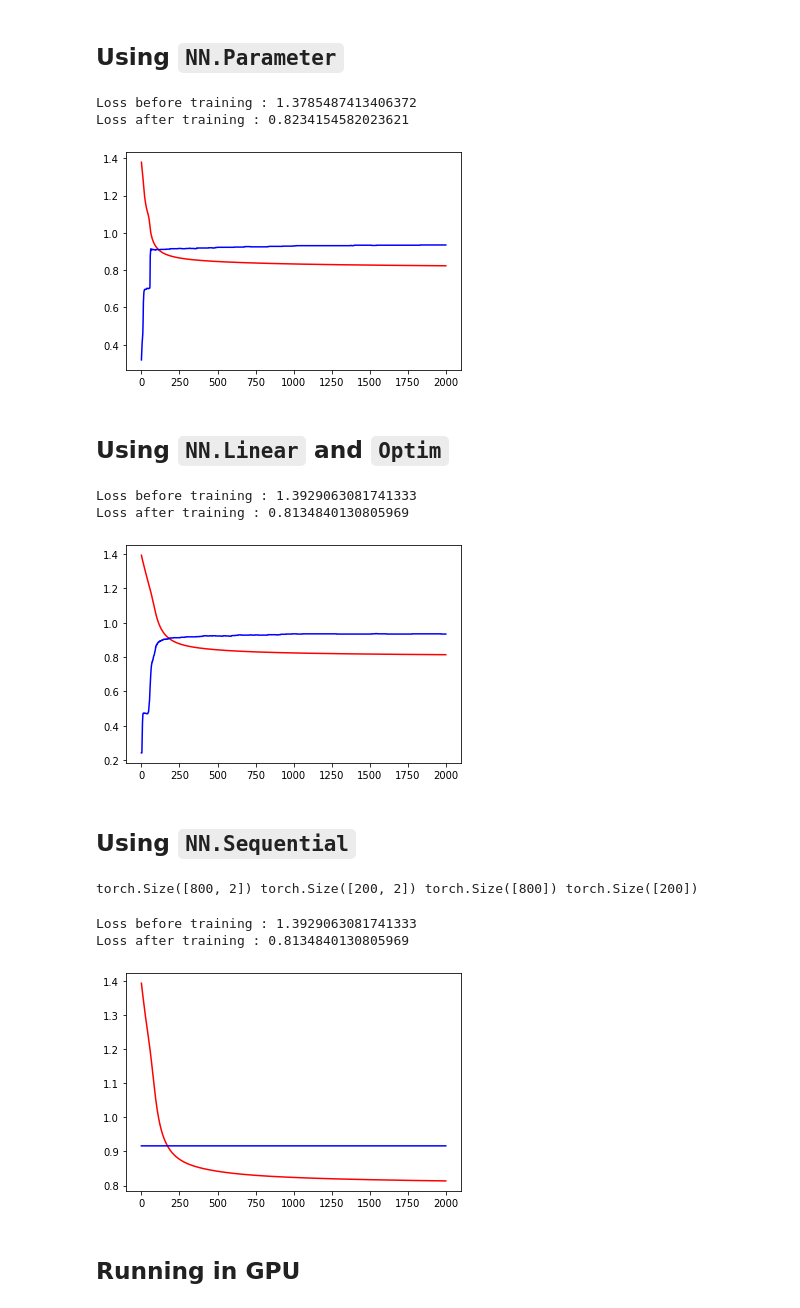
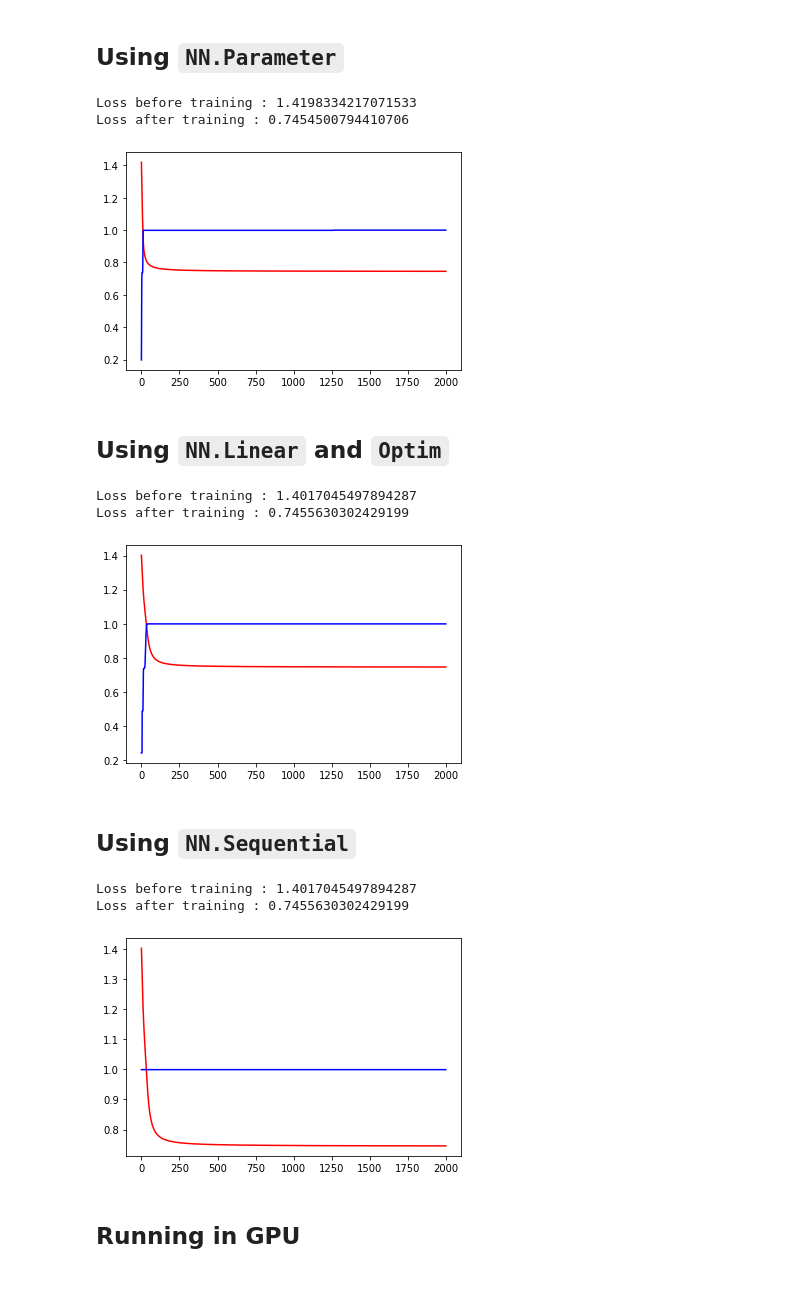
Before and after one commit to dev-SR/Deep-Learning, a Jupyter notebook: 02-FFN-pytorch/ffn.ipynb, the cells around one changed output. Cells and saved outputs as stored; diff of their text form; code cells hidden in the pictures.

```diff
--- a/02-FFN-pytorch/ffn.ipynb
+++ b/02-FFN-pytorch/ffn.ipynb
@@ -38,3 +56,0 @@ print(X_train.shape,X_test.shape,y_train.shape,y_test.shape)
-# %%
-X_train,X_test,y_train,y_test = map(torch.tensor,(X_train,X_test,y_train,y_test))
-print(X_train.shape,X_test.shape,y_train.shape,y_test.shape)
@@ -158,14 +170,12 @@ class FirstNetwork(nn.Module):
 
 model = FirstNetwork()
 # %%
-X_train = X_train.float()
-Y_train = y_train.long()
 def fit(epochs=2000,learning_rate=1):
     loss_err = []
     acc_err = []
     for epoch in range(epochs):
         y_hat = model(X_train)
-        loss = Fn.cross_entropy(y_hat,y_train.long())
+        loss = Fn.cross_entropy(y_hat,y_train)
         loss_err.append(loss.item())
         acc_err.append(accuracy_fn(y_hat,y_train))
 
@@ -196,8 +206,8 @@ def fit(epochs=2000,learning_rate=1):
 
 fit()
 # %% [output]
-Loss before training : 1.3785487413406372
-Loss after training : 0.8234154582023621
+Loss before training : 1.4198334217071533
+Loss after training : 0.7454500794410706
-[figure, old version]
+[figure, new version]
 # %% [markdown]
 ## Using `NN.Linear` and `Optim`
@@ -230,15 +237,13 @@ class NNLinearNetwork_v1(nn.Module):
 
 model = NNLinearNetwork_v1()
 # %%
-X_train = X_train.float()
-Y_train = y_train.long()
 def fit(epochs=2000,learning_rate=1):
     loss_err = []
     acc_err = []
     opt = optim.SGD(model.parameters(),lr=learning_rate)
     for epoch in range(epochs):
         y_hat = model(X_train)
-        loss = Fn.cross_entropy(y_hat,y_train.long())
+        loss = Fn.cross_entropy(y_hat,y_train)
         loss_err.append(loss.item())
         acc_err.append(accuracy_fn(y_hat,y_train))
 
@@ -259,8 +264,8 @@ def fit(epochs=2000,learning_rate=1):
 
 fit()
 # %% [output]
-Loss before training : 1.3929063081741333
-Loss after training : 0.8134840130805969
+Loss before training : 1.4017045497894287
+Loss after training : 0.7455630302429199
-[figure, old version]
+[figure, new version]
 # %% [markdown]
 ## Using `NN.Sequential`
@@ -270,8 +272,3 @@ from torch import optim
-# %%
-X_train,X_test,y_train,y_test = map(torch.tensor,(X_train,X_test,y_train,y_test))
-print(X_train.shape,X_test.shape,y_train.shape,y_test.shape)
-# %% [output]
-torch.Size([800, 2]) torch.Size([200, 2]) torch.Size([800]) torch.Size([200])
 # %%
 class NNLinearNetwork_v2(nn.Module):
     def __init__(self):
@@ -296,32 +293,32 @@ class NNLinearNetwork_v2(nn.Module):
 # %%
 def fit(x,y,model,opt,loss_fn,epochs=2000,log=False):
     loss_err = []
     acc_err = []
     for epoch in range(epochs):
-        loss =loss_fn(model(x),y.long())
+        loss =loss_fn(model(x),y)
         loss_err.append(loss.item())
         acc_err.append(accuracy_fn(y_hat,y_train))
 
         loss.backward()
         opt.step()
         opt.zero_grad()
 
     if log:
         plt.plot(loss_err,'r-')
         plt.plot(acc_err,'b-')
         print(f"Loss before training : {loss_err[0]}")
         print(f"Loss after training : {loss_err[-1]}")
 
 
 
 model = NNLinearNetwork_v2()
 loss_fn = Fn.cross_entropy
 opt = optim.SGD(model.parameters(),lr=1)
 
 fit(x=X_train,y=y_train,model=model,opt=opt,loss_fn=loss_fn,log=True)
 # %% [output]
-Loss before training : 1.3929063081741333
-Loss after training : 0.8134840130805969
+Loss before training : 1.4017045497894287
+Loss after training : 0.7455630302429199
-[figure, old version]
+[figure, new version]
 # %% [markdown]
 ## Running in GPU
```
Also changed, not shown: parts of 19 cells of this notebook.
